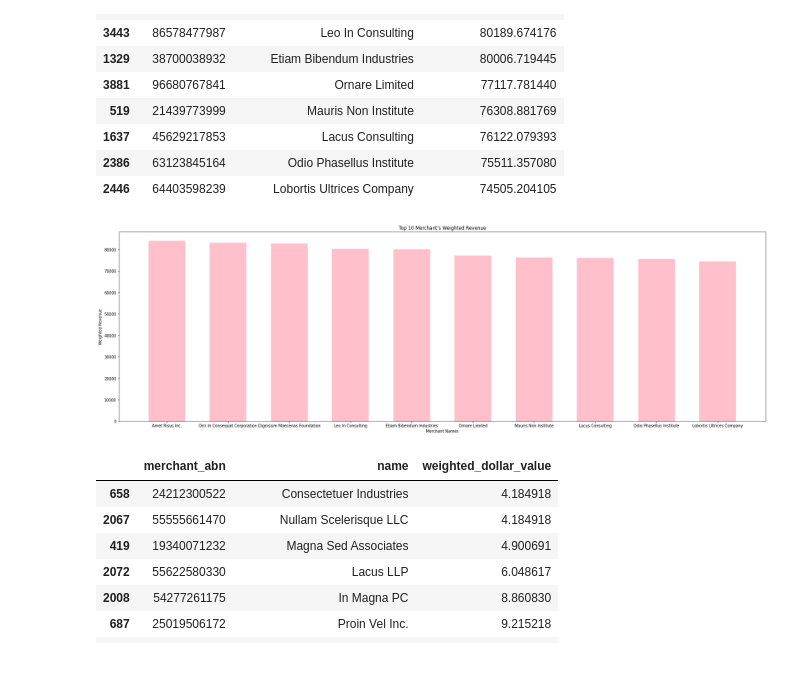
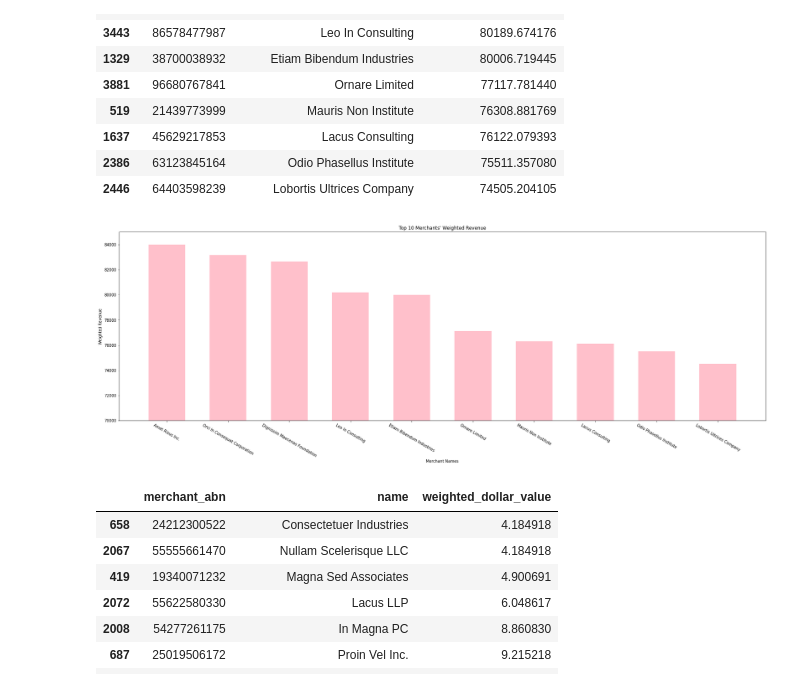
Before and after one commit to pommcuter/generic-buy-now-pay-later-project, a Jupyter notebook: notebooks/businessInformation.ipynb, the cells around one changed output. Drawn from its saved outputs; the diff is of its cells as text; code cells hidden in the pictures.

Commit message:
implemented ETL script, updated figures

```diff
--- a/notebooks/businessInformation.ipynb
+++ b/notebooks/businessInformation.ipynb
@@ -49,18 +49,21 @@ topTen
 # %%
 # Create histogram for top 10 merchants
 
 histData = topTen[['name', 'weighted_dollar_value']]
 x = histData['name']
 y = histData['weighted_dollar_value']
 
 fig = plt.figure(figsize=(30, 9))
 plt.bar(x, y, width=0.6, color='pink', edgecolor = None)
 plt.xlabel("Merchant Names")
 plt.ylabel("Weighted Revenue")
-plt.title("Top 10 Merchant's Weighted Revenue")
+plt.title("Top 10 Merchants' Weighted Revenue")
+plt.ylim(70000, 85000)
+plt.xticks(rotation=-30)
+plt.savefig('../plots/top10Merchants.png', bbox_inches="tight")
 plt.show()
 # %% [output]
-[figure, old version]
+[figure, new version]
 # %%
 # Observing worst merchants
 
```
Also changed, not shown: 9 other files.
